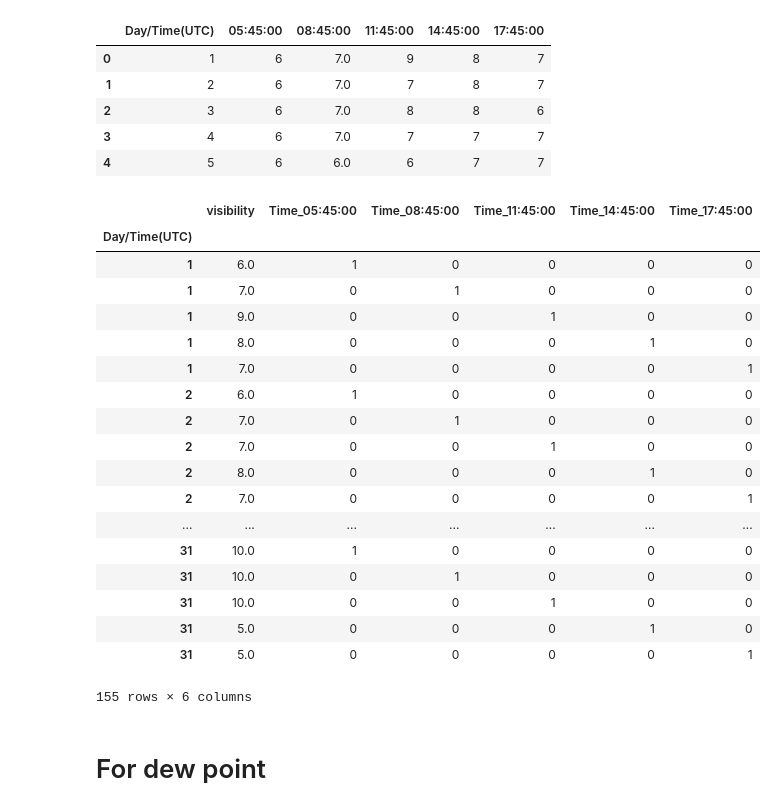
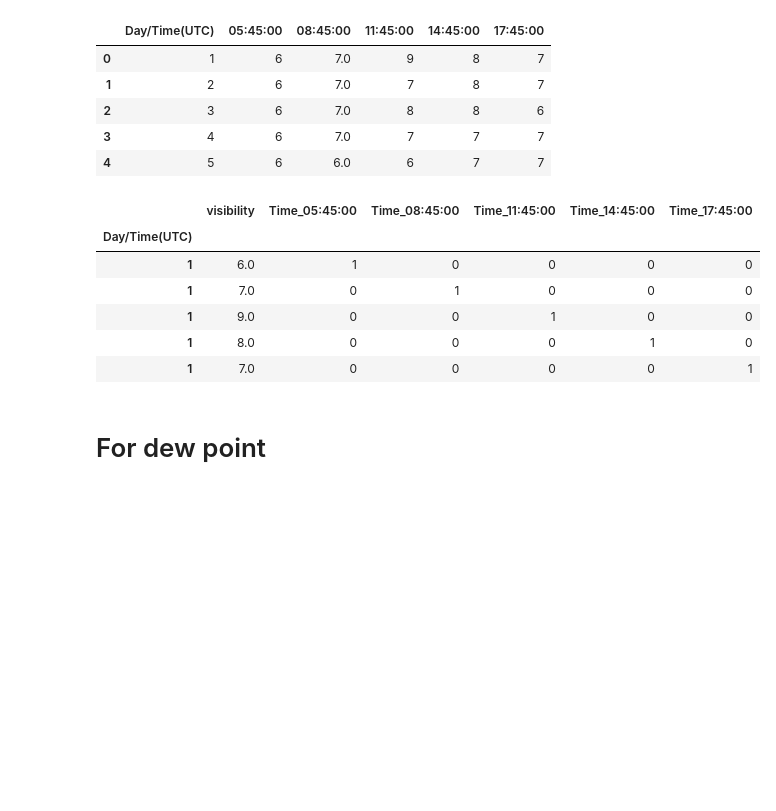
Before and after one commit to kaushu42/weather-forecast-nepal, a Jupyter notebook: preprocess.ipynb, the cells around one changed output. Drawn from its saved outputs; the diff is of its cells as text; code cells hidden in the pictures; blank space fills up the shorter version.

```diff
--- a/preprocess.ipynb
+++ b/preprocess.ipynb
@@ -23,29 +23,16 @@ df.head()
 # %%
 df = df.set_index('Day/Time(UTC)').stack().reset_index().set_index('Day/Time(UTC)')
 df.columns = ['Time', 'visibility']
+df = pd.get_dummies(df)
 df.head()
-df = pd.get_dummies(df)
-df
 # %% [output]
 |  | visibility | Time_05:45:00 | Time_08:45:00 | Time_11:45:00 | Time_14:45:00 | Time_17:45:00 |
 | Day/Time(UTC) |  |  |  |  |  |  |
 | 1 | 6.0 | 1 | 0 | 0 | 0 | 0 |
 | 1 | 7.0 | 0 | 1 | 0 | 0 | 0 |
 | 1 | 9.0 | 0 | 0 | 1 | 0 | 0 |
 | 1 | 8.0 | 0 | 0 | 0 | 1 | 0 |
 | 1 | 7.0 | 0 | 0 | 0 | 0 | 1 |
-| 2 | 6.0 | 1 | 0 | 0 | 0 | 0 |
-| 2 | 7.0 | 0 | 1 | 0 | 0 | 0 |
-| 2 | 7.0 | 0 | 0 | 1 | 0 | 0 |
-| 2 | 8.0 | 0 | 0 | 0 | 1 | 0 |
-| 2 | 7.0 | 0 | 0 | 0 | 0 | 1 |
-| ... | ... | ... | ... | ... | ... | ... |
-| 31 | 10.0 | 1 | 0 | 0 | 0 | 0 |
-| 31 | 10.0 | 0 | 1 | 0 | 0 | 0 |
-| 31 | 10.0 | 0 | 0 | 1 | 0 | 0 |
-| 31 | 5.0 | 0 | 0 | 0 | 1 | 0 |
-| 31 | 5.0 | 0 | 0 | 0 | 0 | 1 |
-155 rows × 6 columns
 # %%
 main_df = pd.concat([main_df, df])
 # %% [markdown]
```
Also changed, not shown: parts of 9 cells of this notebook.
